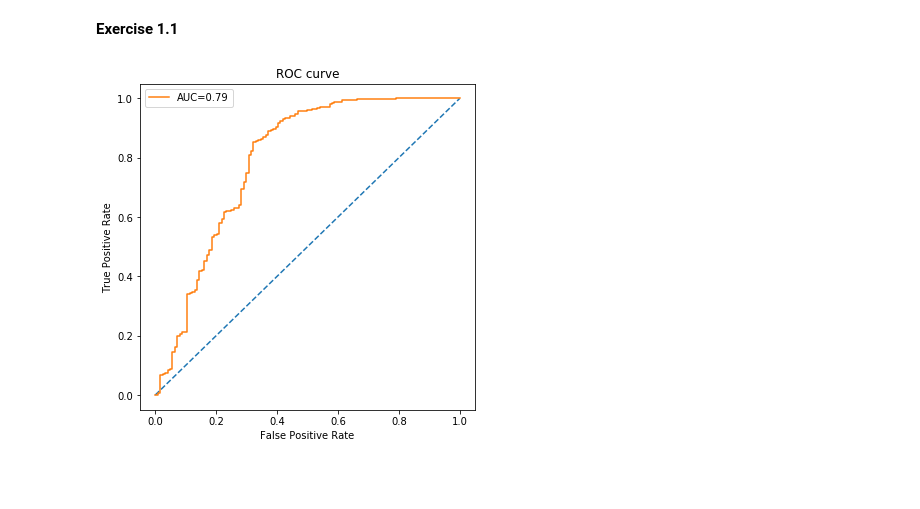
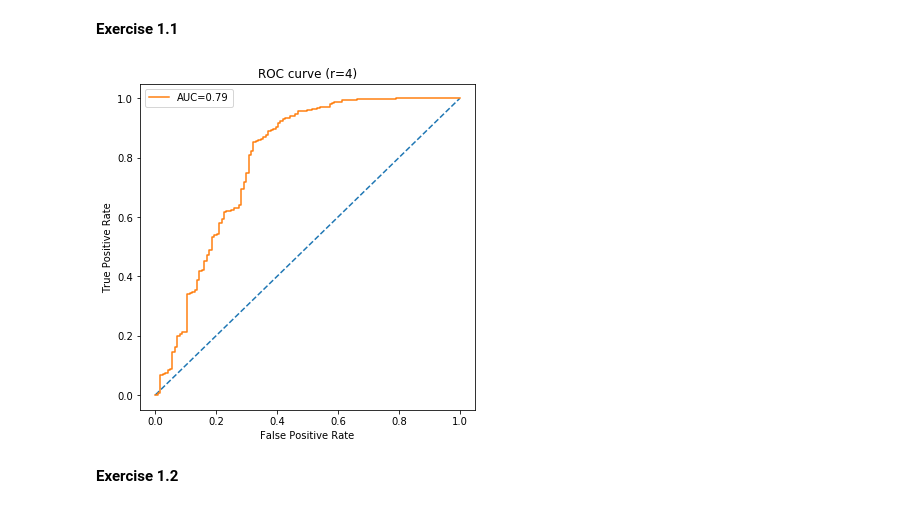
Before and after one commit to rusane/natural-computing, a Jupyter notebook: Immuno Computing/Exercise 1.ipynb, the cells around one changed output. Saved outputs shown, nothing was run; the diff lists cells and outputs as text; code cells hidden in the pictures; blank space fills up the shorter version.

```diff
--- a/Immuno Computing/Exercise 1.ipynb
+++ b/Immuno Computing/Exercise 1.ipynb
@@ -20,14 +20,14 @@ def scores_and_labels(english, tagalog):
     anomaly_labels = eng_labels + tag_labels
     return anomaly_scores, anomaly_labels
 # %%
-def plot_ROC(fpr, tpr, filename=None):
+def plot_ROC(fpr, tpr, title="", filename=None):
     auc = metrics.auc(fpr, tpr)
     plt.figure(figsize=(6, 6))
     plt.plot([0, 1], '--')
     plt.plot(fpr, tpr, label=f"AUC={auc:.2f}")
     plt.xlabel('False Positive Rate')
     plt.ylabel('True Positive Rate')
-    plt.title('ROC curve')
+    plt.title('ROC curve ' + title)
     plt.legend()
     if filename:
         plt.savefig(f'figures/{filename}')
@@ -35,11 +35,13 @@ def plot_ROC(fpr, tpr, filename=None):
 # %%
 # english.test
 english = "lang-matches/english-matches.txt"
 # tagalog.test
 tagalog = "lang-matches/tagalog-matches.txt"
 
 anomaly_scores, anomaly_labels = scores_and_labels(english, tagalog)
 fpr, tpr, thresholds = metrics.roc_curve(anomaly_labels, anomaly_scores, pos_label=1)
-plot_ROC(fpr, tpr, "ex1_1.png")
+plot_ROC(fpr, tpr, "(r=4)", "ex1_1.png")
 # %% [output]
-[figure, old version]
+[figure, new version]
+# %% [markdown]
+**Exercise 1.2**
```
Also changed, not shown: parts of 6 cells of this notebook, 24 other files.
